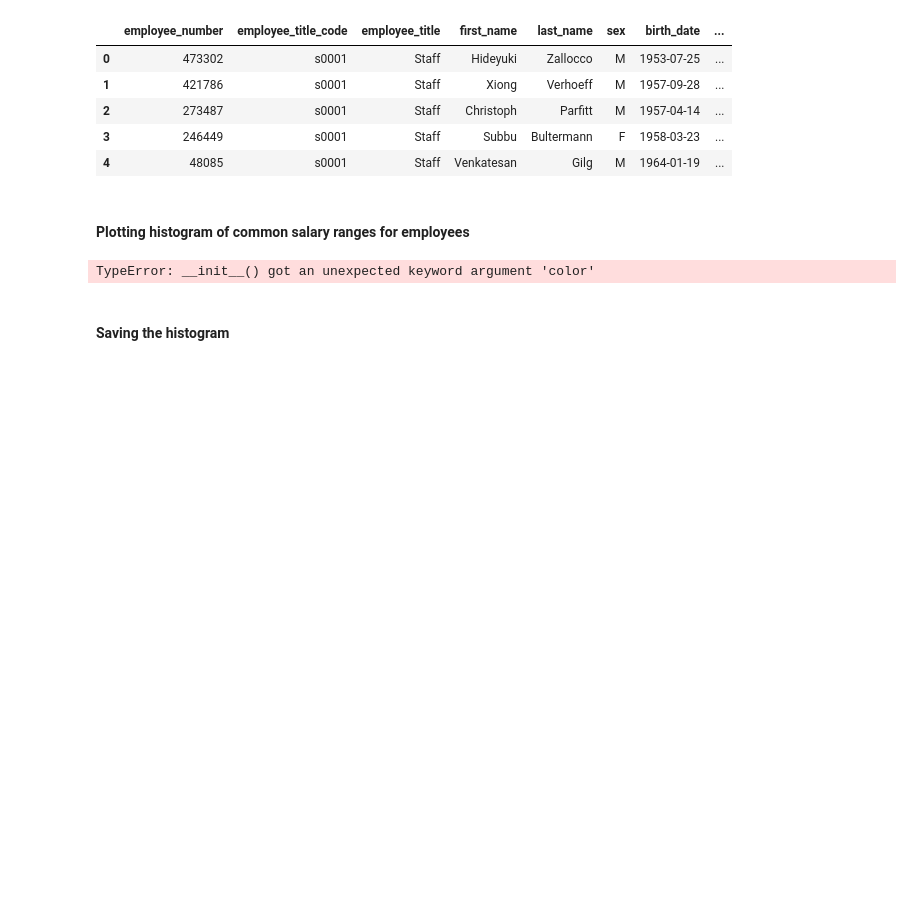
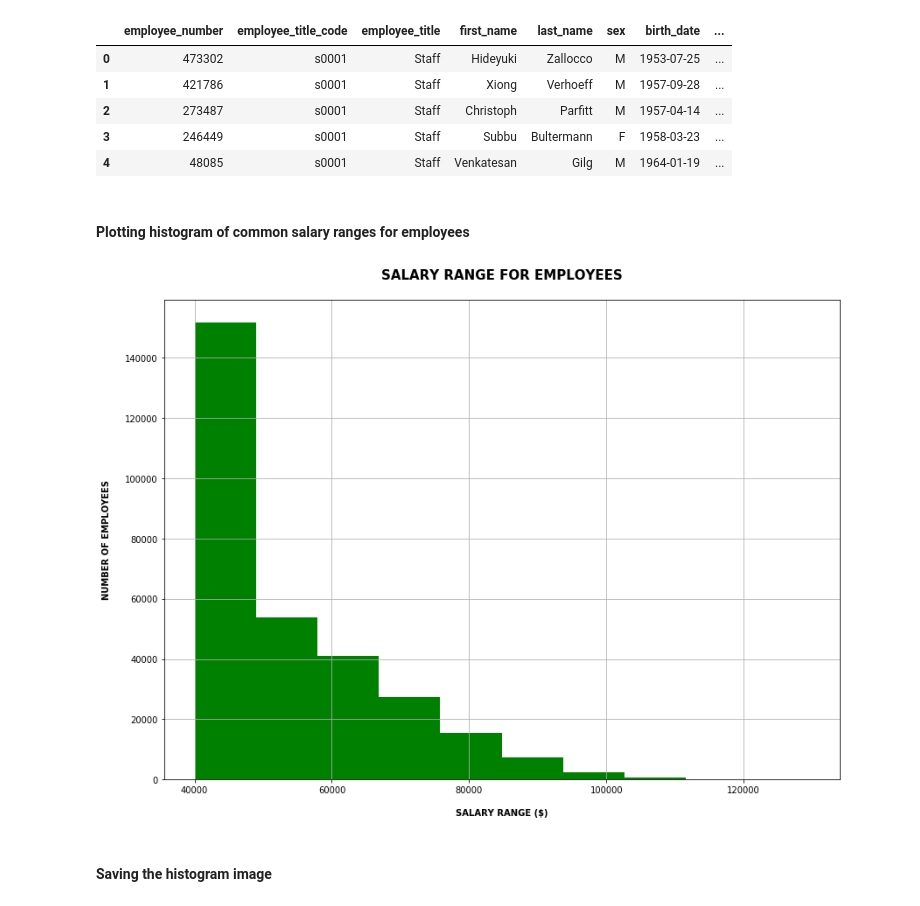
Before and after one commit to ShimsyV/sql-challenge, a Jupyter notebook: SQLpanda.ipynb, the cells around one changed output. Cells and saved outputs as stored; diff of their text form; code cells hidden in the pictures; blank space fills up the shorter version.

Commit message:
Saving the histogram image to folder

```diff
--- a/SQLpanda.ipynb
+++ b/SQLpanda.ipynb
@@ -135,15 +135,15 @@ new_df.head()
 # %%
 plt.figure(figsize=(12,9))
 
-plt.hist(new_df["salary"], alpha=1, );
+plt.hist(new_df["salary"], alpha=1, color = 'green');
 
 plt.xlabel("\nSALARY RANGE ($)", weight="bold", size=10);
 plt.ylabel("NUMBER OF EMPLOYEES\n", weight="bold", size=10);
 plt.title("SALARY RANGE FOR EMPLOYEES\n", weight="bold", size=15)
 
 plt.grid()
 plt.tight_layout()
 # %% [output]
-TypeError: __init__() got an unexpected keyword argument 'color'
+[figure, added]
 # %% [markdown]
-#### Saving the histogram
+#### Saving the histogram image
```
Also changed, not shown: parts of 2 cells of this notebook, 1 other file.
